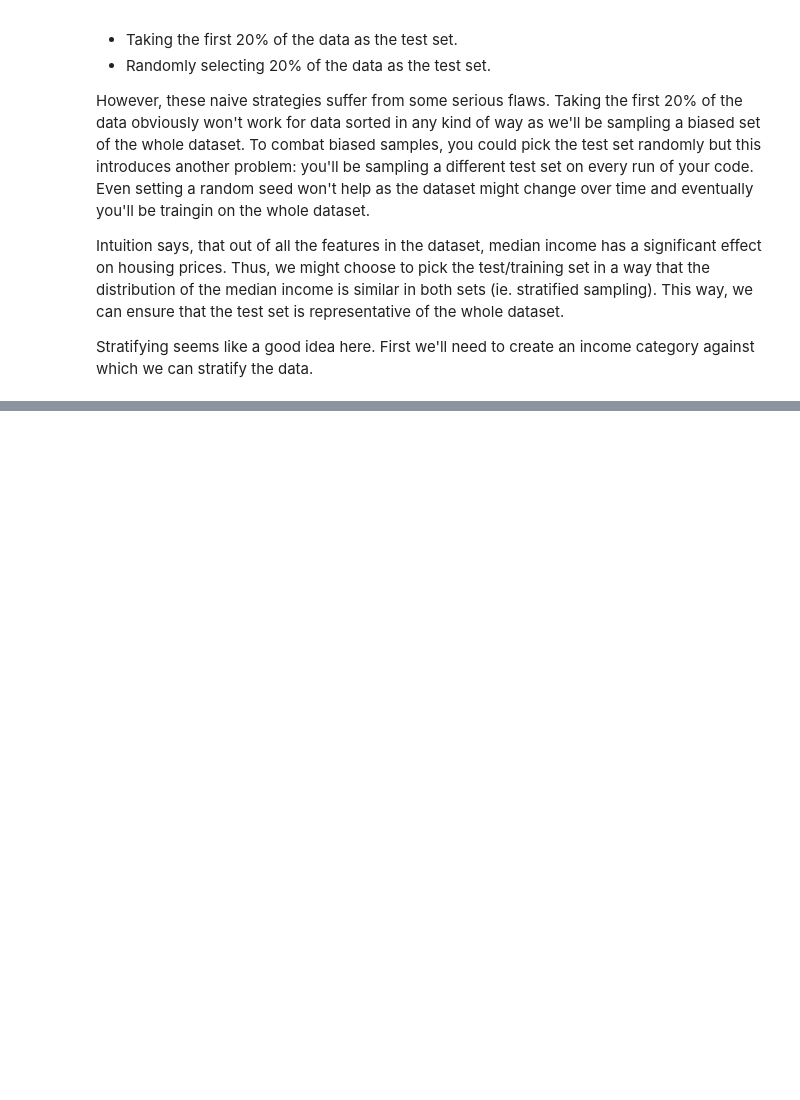
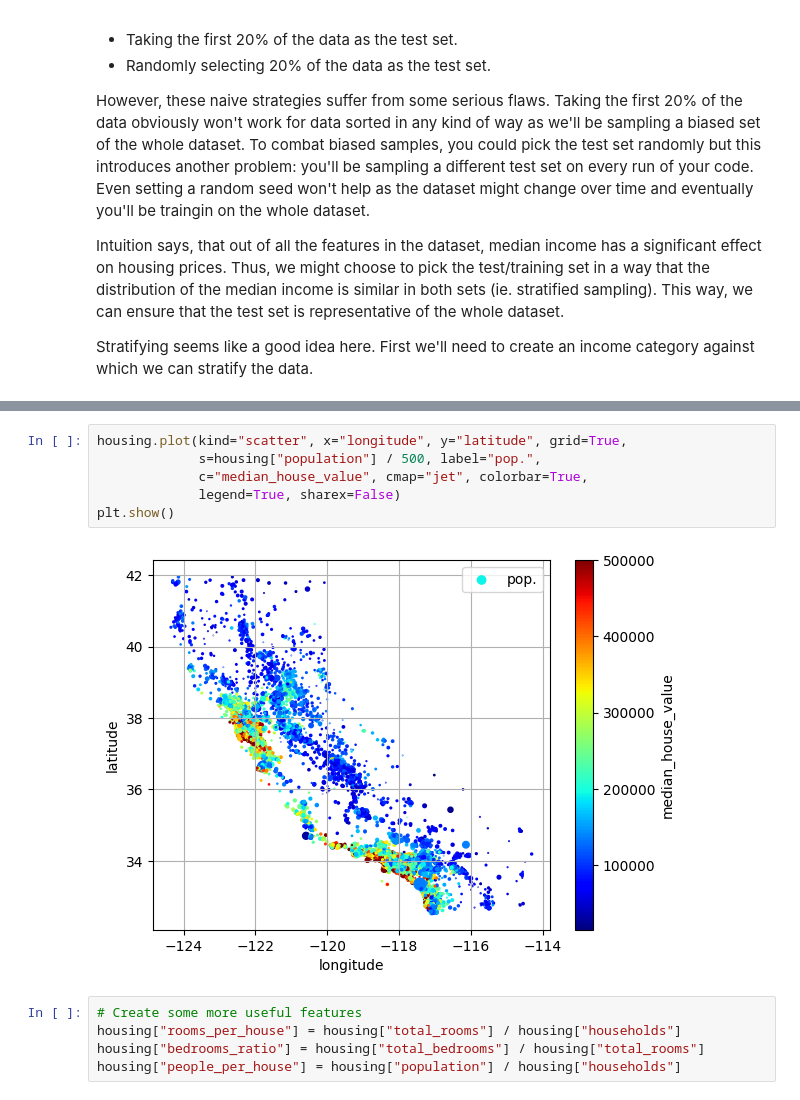
Before and after one commit to tobenik/hands-on-ml, a Jupyter notebook: analysis.ipynb, the cells around one changed output, grey strips where cells are left out. Drawn from its saved outputs; the diff is of its cells as text; blank space fills up the shorter version.

```diff
--- a/analysis.ipynb
+++ b/analysis.ipynb
@@ -90,0 +101,13 @@ strat_train.drop("income_cat", axis=1, inplace=True)
+# %%
+housing.plot(kind="scatter", x="longitude", y="latitude", grid=True,
+             s=housing["population"] / 500, label="pop.",
+             c="median_house_value", cmap="jet", colorbar=True,
+             legend=True, sharex=False)
+plt.show()
+# %% [output]
+[figure, added]
+# %%
+# Create some more useful features
+housing["rooms_per_house"] = housing["total_rooms"] / housing["households"]
+housing["bedrooms_ratio"] = housing["total_bedrooms"] / housing["total_rooms"]
+housing["people_per_house"] = housing["population"] / housing["households"]
```
Also changed, not shown: parts of 33 cells of this notebook.
